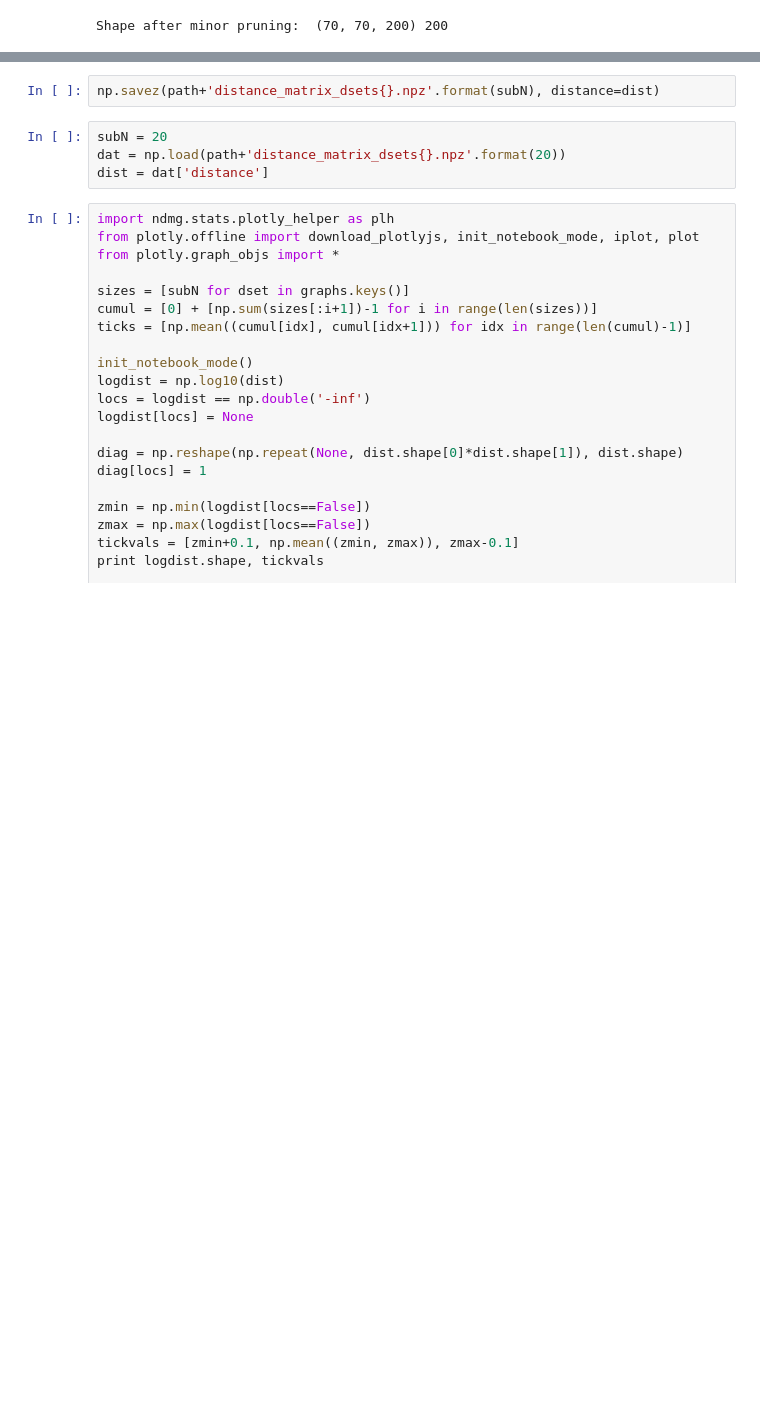
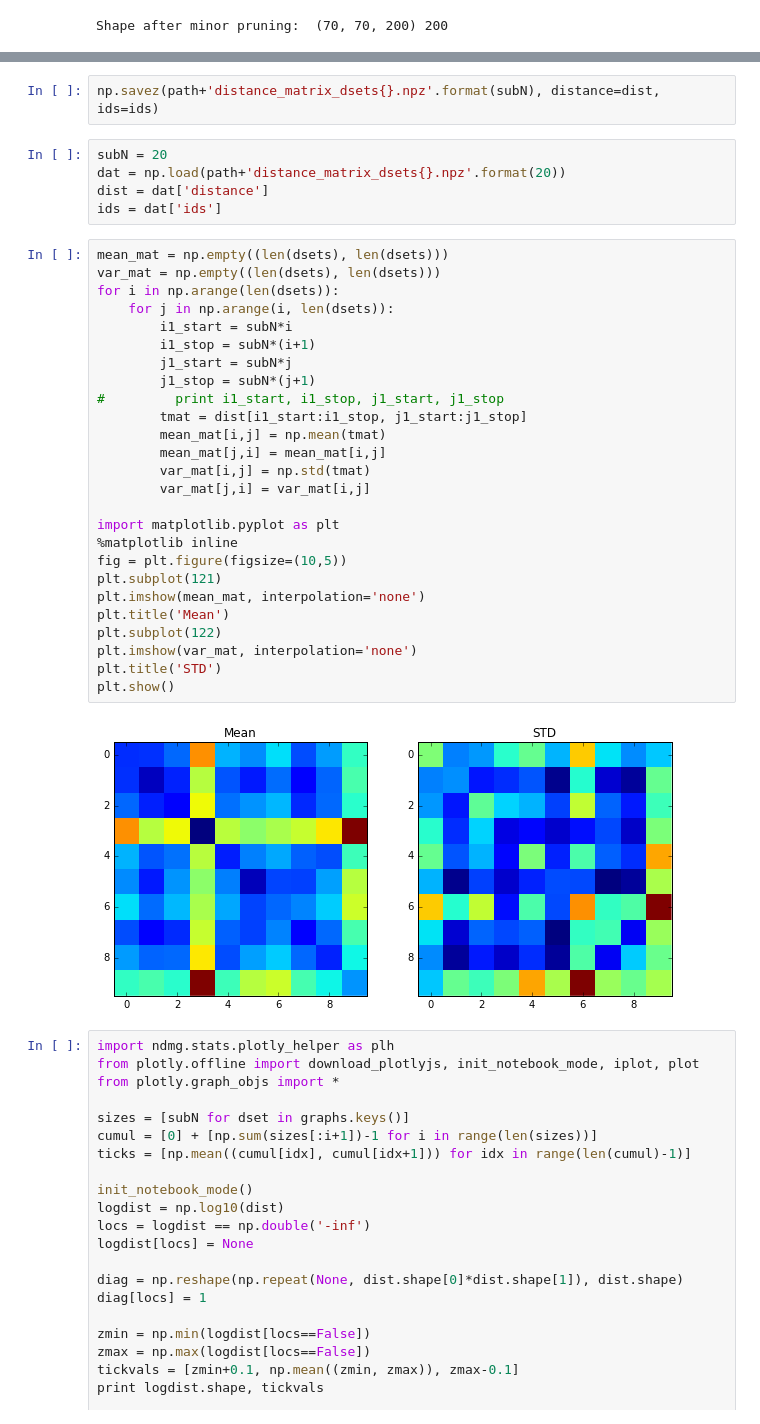
Before and after one commit to neurodata-papers/ndmg-paper, a Jupyter notebook: code/discriminability/discriminability_multiset.ipynb, the cells around one changed output, grey strips where cells are left out. Drawn from its saved outputs; the diff is of its cells as text; blank space fills up the shorter version.

```diff
--- a/code/discriminability/discriminability_multiset.ipynb
+++ b/code/discriminability/discriminability_multiset.ipynb
@@ -397,9 +371,38 @@ print disc
 # %%
-np.savez(path+'distance_matrix_dsets{}.npz'.format(subN), distance=dist)
+np.savez(path+'distance_matrix_dsets{}.npz'.format(subN), distance=dist, ids=ids)
 # %%
 subN = 20
 dat = np.load(path+'distance_matrix_dsets{}.npz'.format(20))
 dist = dat['distance']
+ids = dat['ids']
+# %%
+mean_mat = np.empty((len(dsets), len(dsets)))
+var_mat = np.empty((len(dsets), len(dsets)))
+for i in np.arange(len(dsets)):
+    for j in np.arange(i, len(dsets)):
+        i1_start = subN*i
+        i1_stop = subN*(i+1)
+        j1_start = subN*j
+        j1_stop = subN*(j+1)
+#         print i1_start, i1_stop, j1_start, j1_stop
+        tmat = dist[i1_start:i1_stop, j1_start:j1_stop]
+        mean_mat[i,j] = np.mean(tmat)
+        mean_mat[j,i] = mean_mat[i,j]
+        var_mat[i,j] = np.std(tmat)
+        var_mat[j,i] = var_mat[i,j]
+
+import matplotlib.pyplot as plt
+%matplotlib inline
+fig = plt.figure(figsize=(10,5))
+plt.subplot(121)
+plt.imshow(mean_mat, interpolation='none')
+plt.title('Mean')
+plt.subplot(122)
+plt.imshow(var_mat, interpolation='none')
+plt.title('STD')
+plt.show()
+# %% [output]
+[figure, added]
 # %%
 import ndmg.stats.plotly_helper as plh
 from plotly.offline import download_plotlyjs, init_notebook_mode, iplot, plot
```
Also changed, not shown: parts of 7 cells of this notebook, 2 other files.
